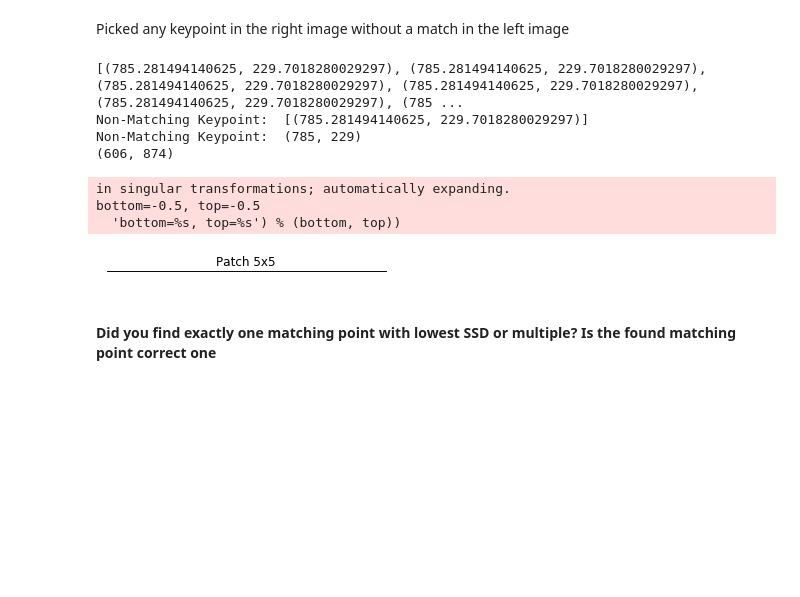
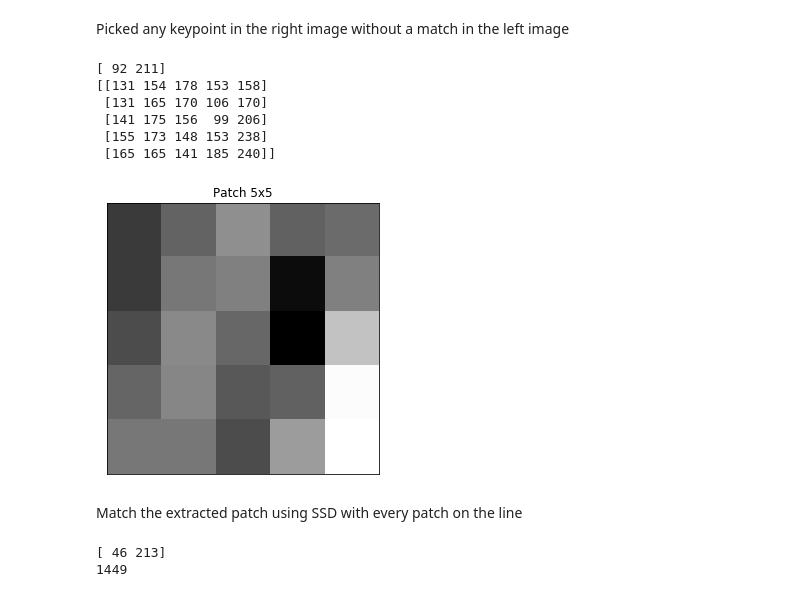
Before and after one commit to bryanjay28/ECSE415, a Jupyter notebook: Assignment3/Epipolar_Geometry.ipynb, the cells around one changed output. Cells and saved outputs as stored; diff of their text form; code cells hidden in the pictures; blank space fills up the shorter version.

```diff
--- a/Assignment3/Epipolar_Geometry.ipynb
+++ b/Assignment3/Epipolar_Geometry.ipynb
@@ -164,54 +164,52 @@ Picked any keypoint in the right image without a match in the left image
 # %%
 ptsL_bad = []
 ptsR_bad = []
 for i, (m, n) in enumerate(matches):
-    if m.distance < 0.9 * n.distance:
+    if m.distance < 0.45 * n.distance and m.distance > 0.4 * n.distance:
+#         if(kpR[m.trainIdx].pt not in ptsR):
         ptsR_bad.append(kpR[m.trainIdx].pt)
+#         if(kpL[m.queryIdx].pt not in ptsL):
         ptsL_bad.append(kpL[m.queryIdx].pt)
 
-for
+# found a point where the Y pixels did not match for left and the right
+index = 1
+cPoint = np.array(ptsR_bad[index]).astype(int)
+print(cPoint)
 
+# get 5x5 patch by taking the top 3 and bottom 2 pixels and timilarly for the side
+patch = imgR[cPoint[0]-3:cPoint[0]+2,cPoint[1]-3:cPoint[1]+2]
 
-# find the coordinates for all non matching points
-mismatchListL = [kpL[m.queryIdx].pt for pointL in kpL if pointL not in ptsL]
-mismatchListR = [kpR[m.trainIdx].pt for pointR in kpR if pointR not in ptsR]
-
-# checked if any points are on the epipolar lines
-fin_mismatch = list()
-for i in range(len(mismatchListR)):
-    for j in range(len(linesR)):
-        y = -1*(linesR[j][0]*mismatchListR[i][0] + linesR[j][2])/linesR[j][1]
-        if(int(y) != mismatchListR[i][1] and mismatchListR[i] not in fin_mismatch):
-            fin_mismatch.append(mismatchListR[i])
-print(mismatchListR)
-print("Non-Matching Keypoint: ", fin_mismatch)
-nonKeypt = (int(fin_mismatch[0][0]), int(fin_mismatch[0][1]))
-print("Non-Matching Keypoint: ", nonKeypt)
-
-print(imgR.shape)
-# get 5x5 patch by taking the top 3 and bottom 2 pixels and timilarly for the side
-patch = imgR[nonKeypt[0]-3:nonKeypt[0]+2,nonKeypt[1]-3:nonKeypt[1]+2]
-
+print(patch)
 # display patch
 plt.figure(figsize=(5,5))
 plt.subplot(111), plt.imshow(patch, cmap="gray")
 plt.title("Patch 5x5"), plt.xticks([]), plt.yticks([])
 plt.show()
-
-# patch_center = numpy.array([500, 450])1#  smaller_dim = numpy.min(image.shape[0:2])
-# patch_scale = 0.23
-# patch_size = patch_scale * smaller_dim
-# patch_x = patch_center[0] - patch_size/2
-# patch_y = patch_center[1] - patch_size/2
-# patch_image = image[patch_x:patch_x+patch_size, patch_y:patch_y+patch_size]
 # %% [output]
-[(785.281494140625, 229.7018280029297), (785.281494140625, 229.7018280029297), (785.281494140625, 229.7018280029297), (785.281494140625, 229.7018280029297), (785.281494140625, 229.7018280029297), (785 ...
-Non-Matching Keypoint:  [(785.281494140625, 229.7018280029297)]
-Non-Matching Keypoint:  (785, 229)
-(606, 874)
+[ 92 211]
+[[131 154 178 153 158]
+ [131 165 170 106 170]
+ [141 175 156  99 206]
+ [155 173 148 153 238]
+ [165 165 141 185 240]]
-in singular transformations; automatically expanding.
-bottom=-0.5, top=-0.5
-  'bottom=%s, top=%s') % (bottom, top))
-[figure, old version]
+[figure, new version]
-# %% [markdown]
-#### Did you find exactly one matching point with lowest SSD or multiple? Is the found matching point correct one
+# %% [markdown]
+Match the extracted patch using SSD with every patch on the line
+# %%
+# list containing all SSD values
+SSD = list()
+# find the y values on the epipolar line and iterate accross it
+Lpt = np.array(ptsL_bad[index]).astype(int)
+print(Lpt)
+
+y = Lpt[1]
+for i in range(3, imgL.shape[0]-3):
+    point = (i, y)
+    patch_new = imgL[point[0]-3:point[0]+2, point[1]-3:point[1]+2]
+    ssd_sum = np.sum((patch_new-patch)**2)
+    SSD.append(ssd_sum)
+
+print(min(SSD))
+# %% [output]
+[ 46 213]
+1449
```
Also changed, not shown: parts of 6 cells of this notebook.
